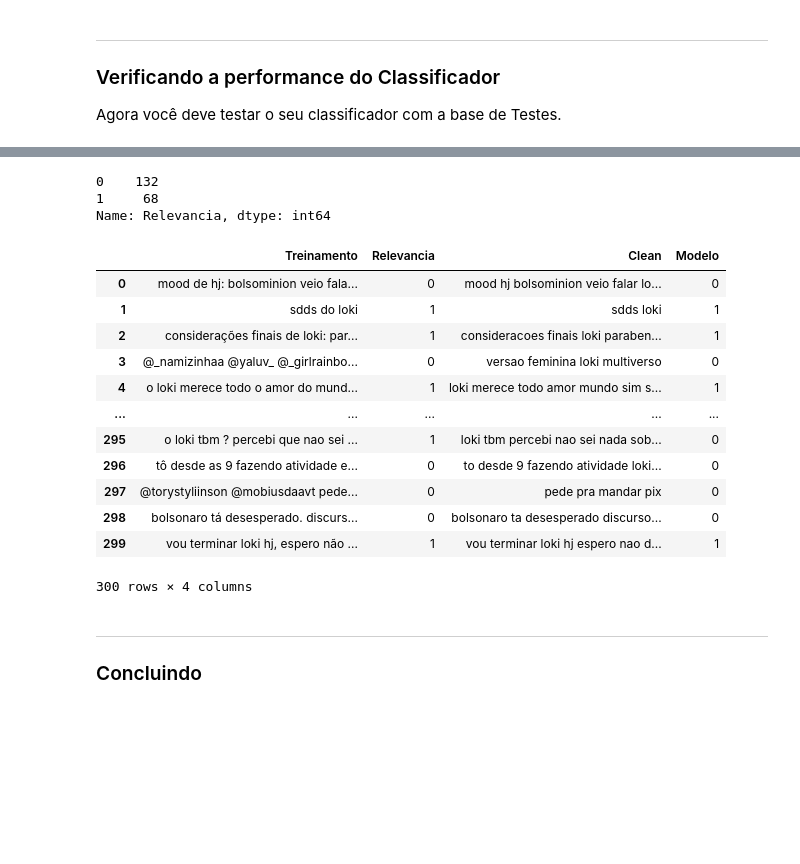
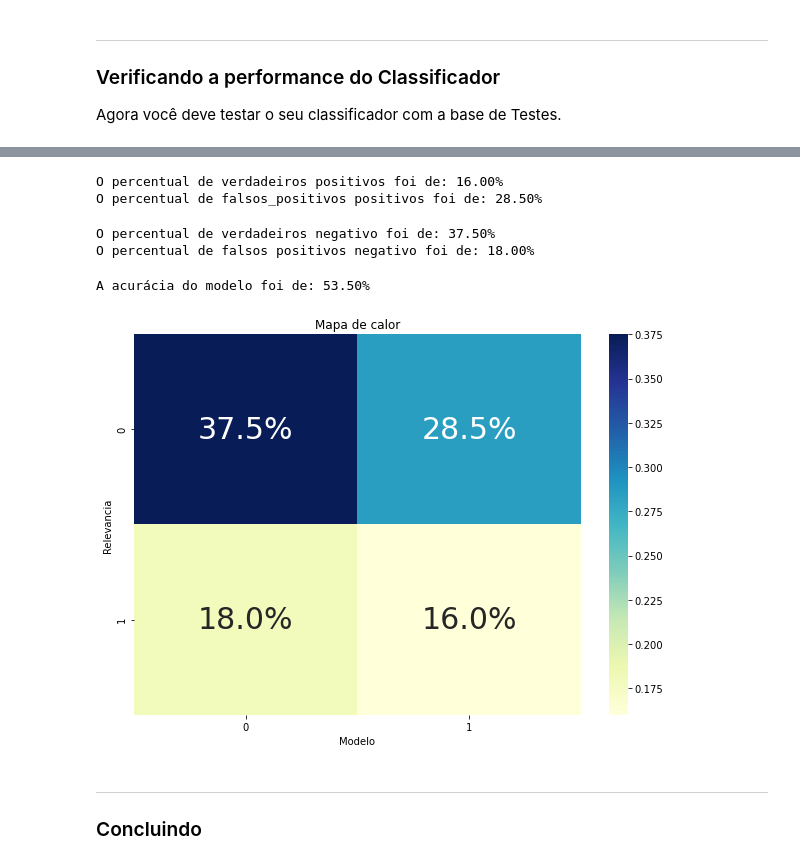
Before and after one commit to xValentim/Classificador_automatico_de_sentimentos, a Jupyter notebook: Classificador_NaiveBayes_Loki.ipynb, the cells around one changed output, grey strips where cells are left out. Drawn from its saved outputs; the diff is of its cells as text; code cells hidden in the pictures; blank space fills up the shorter version.

Commit message:
Implementando Calculo de acurácia - OK!

```diff
--- a/Classificador_NaiveBayes_Loki.ipynb
+++ b/Classificador_NaiveBayes_Loki.ipynb
@@ -308,15 +309,19 @@ Nesse sentido, tome $W$ como sendo o evento $R$ e $W^c$ como sendo o evento $I$
 A suavização de Laplace será utilizada para os casos em que uma determinada palavra da frase não se encontra
 no conjunto universo.
 '''
-def suavizacao_de_laplace(palavra, relevancia, freq_palavras_abs):
+def smoothing(palavra, relevancia, freq_palavras_abs, alfa=1):
+    '''
+    alfa -> Parâmetro de suavização
+    alfa = 1 (Suavização de Laplace)
+    alfa < 1 (Suavização de Lidstone)
+    '''
     try:
         FAW = freq_palavras_abs[palavra]
     except:
         FAW = 0
     if relevancia == 'R':
-        return (FAW + 1) / (len(lista_palavras_rel) + len(lista_palavras_sem_repeticao))
-    elif relevancia == 'I' or relevancia == 'Rc':
-        return (FAW + 1) / (len(lista_palavras_irrel) + len(lista_palavras_sem_repeticao))
+        return (FAW + alfa) / (len(lista_palavras_rel) + alfa * len(lista_palavras_sem_repeticao))
+    return (FAW + alfa) / (len(lista_palavras_irrel) + alfa * len(lista_palavras_sem_repeticao))
 # %%
 # Função que calcula a probabilidade que queremos para fazer a desigualdade e decidir a categoria mais provável
 def P(relevancia, frase):
@@ -325,14 +330,14 @@ def P(relevancia, frase):
     if relevancia == 'R':
         P_F_dado_R = 1
         for palavra in frase:
-            P_F_dado_R *= suavizacao_de_laplace(palavra, relevancia, freq_palavras_relevantes_abs)
+            P_F_dado_R *= smoothing(palavra, relevancia, freq_palavras_relevantes_abs)
         P_R_dado_F = P_F_dado_R * P_R
         return P_R_dado_F
 
     elif relevancia == 'I' or relevancia == 'Rc':
         P_F_dado_Rc = 1
         for palavra in frase:
-            P_F_dado_Rc *= suavizacao_de_laplace(palavra, relevancia, freq_palavras_irrelevantes_abs)
+            P_F_dado_Rc *= smoothing(palavra, relevancia, freq_palavras_irrelevantes_abs)
         P_Rc_dado_F = P_F_dado_Rc * P_Rc
         return P_Rc_dado_F
     return None
@@ -348,5 +365,4 @@ ___
 
 Agora você deve testar o seu classificador com a base de Testes.
 # %%
-aux = test.copy()
-aux['Modelo'] = aux['Clean'].apply(NaiveBayesModel)
+test['Modelo'] = test['Clean'].apply(NaiveBayesModel)
@@ -359,25 +369,31 @@ Name: Modelo, dtype: int64
-# %%
-aux.Relevancia.value_counts()
-# %% [output]
-0    132
-1     68
-Name: Relevancia, dtype: int64
-# %%
-train
-# %% [output]
-|  | Treinamento | Relevancia | Clean | Modelo |
-| 0 | mood de hj: bolsominion veio fala... | 0 | mood hj bolsominion veio falar lo... | 0 |
-| 1 | sdds do loki | 1 | sdds loki | 1 |
-| 2 | considerações finais de loki: par... | 1 | consideracoes finais loki paraben... | 1 |
-| 3 | @_namizinhaa @yaluv_ @_girlrainbo... | 0 | versao feminina loki multiverso | 0 |
-| 4 | o loki merece todo o amor do mund... | 1 | loki merece todo amor mundo sim s... | 1 |
-| ... | ... | ... | ... | ... |
-| 295 | o loki tbm ? percebi que nao sei ... | 1 | loki tbm percebi nao sei nada sob... | 0 |
-| 296 | tô desde as 9 fazendo atividade e... | 0 | to desde 9 fazendo atividade loki... | 0 |
-| 297 | @torystyliinson @mobiusdaavt pede... | 0 | pede pra mandar pix | 0 |
-| 298 | bolsonaro tá desesperado. discurs... | 0 | bolsonaro ta desesperado discurso... | 0 |
-| 299 | vou terminar loki hj, espero não ... | 1 | vou terminar loki hj espero nao d... | 1 |
-300 rows × 4 columns
+# %%
+verdadeiros_positivos = test.loc[(test['Modelo'] == 1) & (test['Relevancia'] == 1),:].shape[0]
+falsos_positivos = test.loc[(test['Modelo'] == 1) & (test['Relevancia'] == 0),:].shape[0]
+print(f'O percentual de verdadeiros positivos foi de: {100*(verdadeiros_positivos)/test.shape[0]:.2f}%')
+print(f'O percentual de falsos_positivos positivos foi de: {100*(falsos_positivos)/test.shape[0]:.2f}%')
+# %% [output]
+O percentual de verdadeiros positivos foi de: 16.00%
+O percentual de falsos_positivos positivos foi de: 28.50%
+# %%
+verdadeiros_negativos = test.loc[(test['Modelo'] == 0) & (test['Relevancia'] == 0),:].shape[0]
+falsos_negativos = test.loc[(test['Modelo'] == 0) & (test['Relevancia'] == 1),:].shape[0]
+print(f'O percentual de verdadeiros negativo foi de: {100*(verdadeiros_negativos)/test.shape[0]:.2f}%')
+print(f'O percentual de falsos positivos negativo foi de: {100*(falsos_negativos)/test.shape[0]:.2f}%')
+# %% [output]
+O percentual de verdadeiros negativo foi de: 37.50%
+O percentual de falsos positivos negativo foi de: 18.00%
+# %%
+print(f'A acurácia do modelo foi de: {100*(verdadeiros_negativos+verdadeiros_positivos)/test.shape[0]:.2f}%')
+# %% [output]
+A acurácia do modelo foi de: 53.50%
+# %%
+tabela_cruzada = pd.crosstab(test.Relevancia, test.Modelo, normalize=True)
+plt.figure(figsize=(10,7))
+plt.title('Mapa de calor')
+sn.heatmap(tabela_cruzada, annot=True, annot_kws={"size": 30}, fmt='.1%', cmap='YlGnBu')
+plt.show()
+# %% [output]
+[figure, added]
 # %% [markdown]
 ___
 ### Concluindo
```
Also changed, not shown: parts of 3 cells of this notebook.
